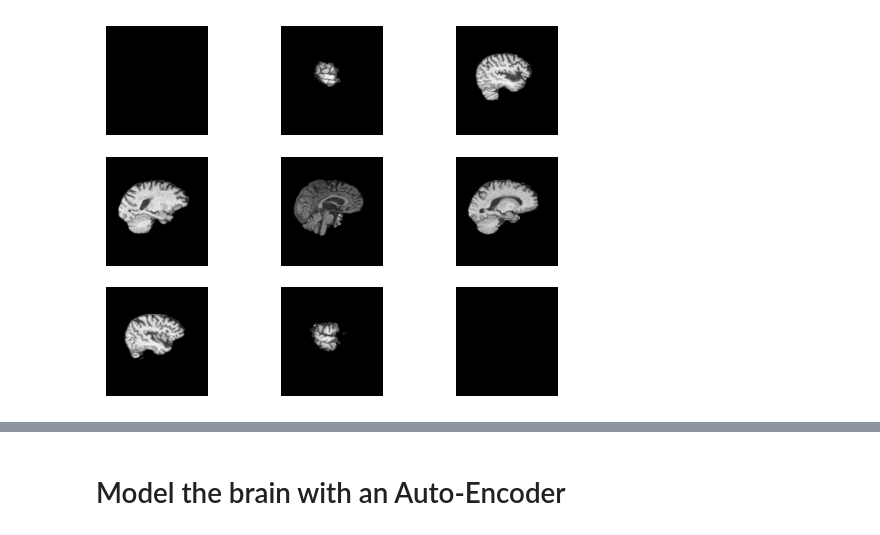
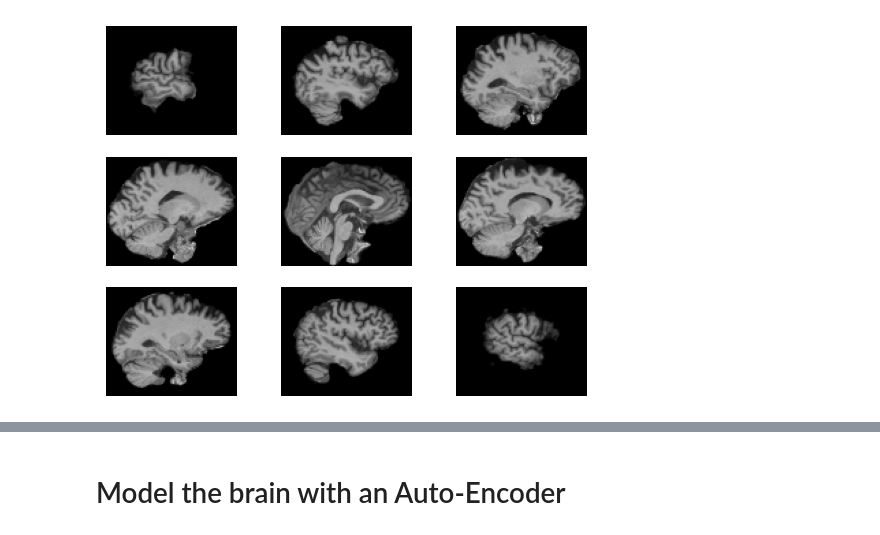
Before and after one commit to Vaakir/unsupervised-deep-learning-bachelor-thesis, a Jupyter notebook: Research/Train/Exploring stripped brains.ipynb, the cells around one changed output, grey strips where cells are left out. Drawn from its saved outputs; the diff is of its cells as text; code cells hidden in the pictures.

```diff
--- a/Research/Train/Exploring stripped brains.ipynb
+++ b/Research/Train/Exploring stripped brains.ipynb
@@ -6,27 +6,50 @@ import glob
 from tqdm import tqdm
 from scipy.ndimage import zoom
 from tensorflow.keras import layers, Model
-# %%
-files = glob.glob("../../Data/TempRemoved/*.nii.gz")
-
-images = []
-
-for file in tqdm(files):
-    img = nib.load(file).get_fdata() * 0.001
-    images.append(img)
+# %%
+files = glob.glob("../../Data/Pre-processed/*.nii.gz")
+
+cropped_images = []
+target_size = (80,96,80)
+
+# Crop the image to only contain the brain
+def crop_brain(img, target_size=(140,172,136)):
+    brain_mask = img > 0.01
+    # Find bounds in all axes
+    bounds = np.where(brain_mask)
+    x_min, x_max, y_min, y_max, z_min, z_max = np.min(bounds[0]), np.max(bounds[0]), np.min(bounds[1]), np.max(bounds[1]), np.min(bounds[2]), np.max(bounds[2])
+    brain_img = img[x_min:x_max+1, y_min:y_max+1, z_min:z_max+1]
+
+    # Resize to target dimensions
+    zoom_factors = [t / b for t, b in zip(target_size, brain_img.shape)]
+    brain_img = zoom(brain_img, zoom_factors, order=1)  # Linear interpolation
+
+    return brain_img
+
+for file in tqdm(files[:100],"Loading images"):
+    img = nib.load(file).get_fdata()
+    cropped_images.append(crop_brain(img, target_size=target_size))
+
+# Normalize image magnitude
+for i in tqdm(range(len(cropped_images)),"Normalizing images"):
+    q2m = .785700/.475665
+    fac = np.min([q2m / np.quantile(cropped_images[i],0.98), 1. / np.max(cropped_images[i])])
+    cropped_images[i] = cropped_images[i] * fac
+
+cropped_images = np.stack(cropped_images)
 # %%
 def imdisp(im, slice_axis=0):
     # Display 9 slices
     for i in range(9):
         plt.subplot(3, 3, i+1)
         slice_im = None
         j = int((i+1)*im.shape[slice_axis]/10)
         if slice_axis == 0: slice_im = im[j, :, :]
         if slice_axis == 1: slice_im = im[:, j, :]
         if slice_axis == 2: slice_im = im[:, :, j]
-        plt.imshow(np.rot90(slice_im), cmap='gray')
+        plt.imshow(np.rot90(slice_im), cmap='gray',vmin=0,vmax=0.9)
         plt.axis('off')
     #plt.subplots_adjust(wspace=-0.55, hspace=0.04)
-imdisp(images[0])
+imdisp(cropped_images[0])
 # %% [output]
-[figure, old version]
+[figure, new version]
```
Also changed, not shown: parts of 11 cells of this notebook, 10 other files.
